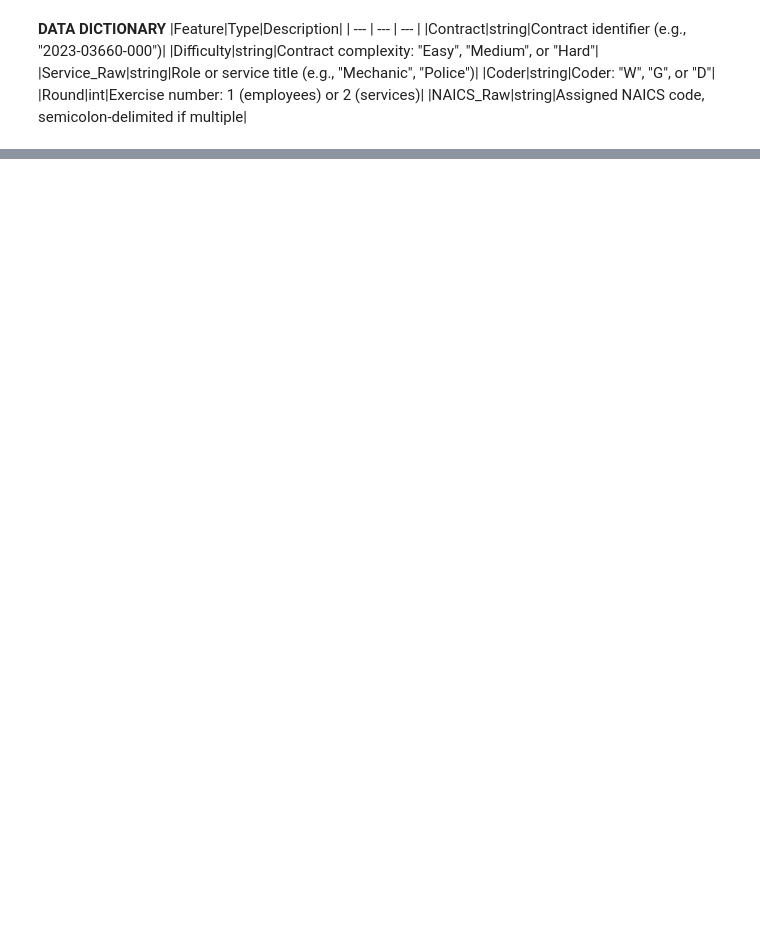
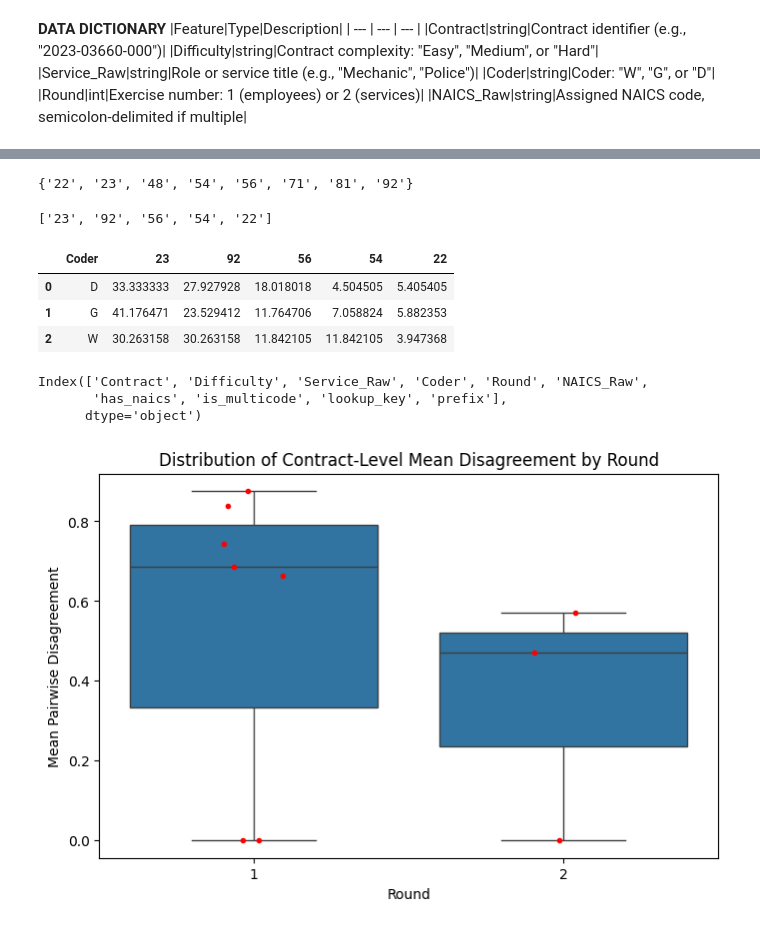
Before and after one commit to w-mayer/consistency_analysis, a Jupyter notebook: consistency_analysis.ipynb, the cells around one changed output, grey strips where cells are left out. Cells and saved outputs as stored; diff of their text form; code cells hidden in the pictures; blank space fills up the shorter version.

Commit message:
aggregates on round and diff

```diff
--- a/consistency_analysis.ipynb
+++ b/consistency_analysis.ipynb
@@ -231,0 +236,6 @@ jaccard_summary = summarize_jaccard_by_difficulty(jaccard_df)
+# %%
+shared_prefixes = set.intersection(*coder_prefix_sets)
+
+shared_prefixes
+# %% [output]
+{'22', '23', '48', '54', '56', '71', '81', '92'}
@@ -231,0 +251,12 @@ jaccard_summary = summarize_jaccard_by_difficulty(jaccard_df)
+# %%
+top_shared = (
+    pd.Series(shared_prefix_means)
+    .sort_values(ascending=False)
+    .head(5)
+    .index
+    .tolist()
+)
+
+top_shared
+# %% [output]
+['23', '92', '56', '54', '22']
@@ -231,0 +281,7 @@ jaccard_summary = summarize_jaccard_by_difficulty(jaccard_df)
+# %%
+comparison
+# %% [output]
+|  | Coder | 23 | 92 | 56 | 54 | 22 |
+| 0 | D | 33.333333 | 27.927928 | 18.018018 | 4.504505 | 5.405405 |
+| 1 | G | 41.176471 | 23.529412 | 11.764706 | 7.058824 | 5.882353 |
+| 2 | W | 30.263158 | 30.263158 | 11.842105 | 11.842105 | 3.947368 |
@@ -231,0 +290,40 @@ jaccard_summary = summarize_jaccard_by_difficulty(jaccard_df)
+# %%
+df.columns
+# %% [output]
+Index(['Contract', 'Difficulty', 'Service_Raw', 'Coder', 'Round', 'NAICS_Raw',
+       'has_naics', 'is_multicode', 'lookup_key', 'prefix'],
+      dtype='object')
+# %%
+# ---------------------------
+# 1️⃣ Build pairwise disagreement per contract
+# ---------------------------
+
+# Group coder → NAICS sets, keeping Round & Difficulty
+sets = (
+    df
+    .groupby(['Contract', 'Round', 'Difficulty', 'Coder'])['NAICS_Raw']
+    .apply(lambda x: set(x.dropna()))
+    .reset_index()
+)
+
+rows = []
+
+for (contract, round_, difficulty), g in sets.groupby(['Contract', 'Round', 'Difficulty']):
+    coder_sets = dict(zip(g['Coder'], g['NAICS_Raw']))
+
+    # Compute pairwise Jaccard distances
+    dists = [
+        1 - len(coder_sets[c1] & coder_sets[c2]) / len(coder_sets[c1] | coder_sets[c2])
+        for c1, c2 in combinations(coder_sets, 2)
+    ]
+
+    rows.append({
+        'Contract': contract,
+        'Round': round_,
+        'Difficulty': difficulty,
+        'mean_disagreement': sum(dists) / len(dists) if dists else 0.0,
+        'max_disagreement': max(dists) if dists else 0.0,
+        'n_coders': len(coder_sets)
+    })
+
+disagreement_by_contract = pd.DataFrame(rows)
@@ -231,0 +360,13 @@ jaccard_summary = summarize_jaccard_by_difficulty(jaccard_df)
+# %%
+# ---------------------------
+# 4️⃣ Visualization: mean disagreement by Round
+# ---------------------------
+
+plt.figure(figsize=(8,5))
+sns.boxplot(data=disagreement_by_contract, x='Round', y='mean_disagreement')
+sns.stripplot(data=disagreement_by_contract, x='Round', y='mean_disagreement', color='red', size=4, jitter=True)
+plt.title("Distribution of Contract-Level Mean Disagreement by Round")
+plt.ylabel("Mean Pairwise Disagreement")
+plt.show()
+# %% [output]
+[figure, added]
```
Also changed, not shown: parts of 22 cells of this notebook.
